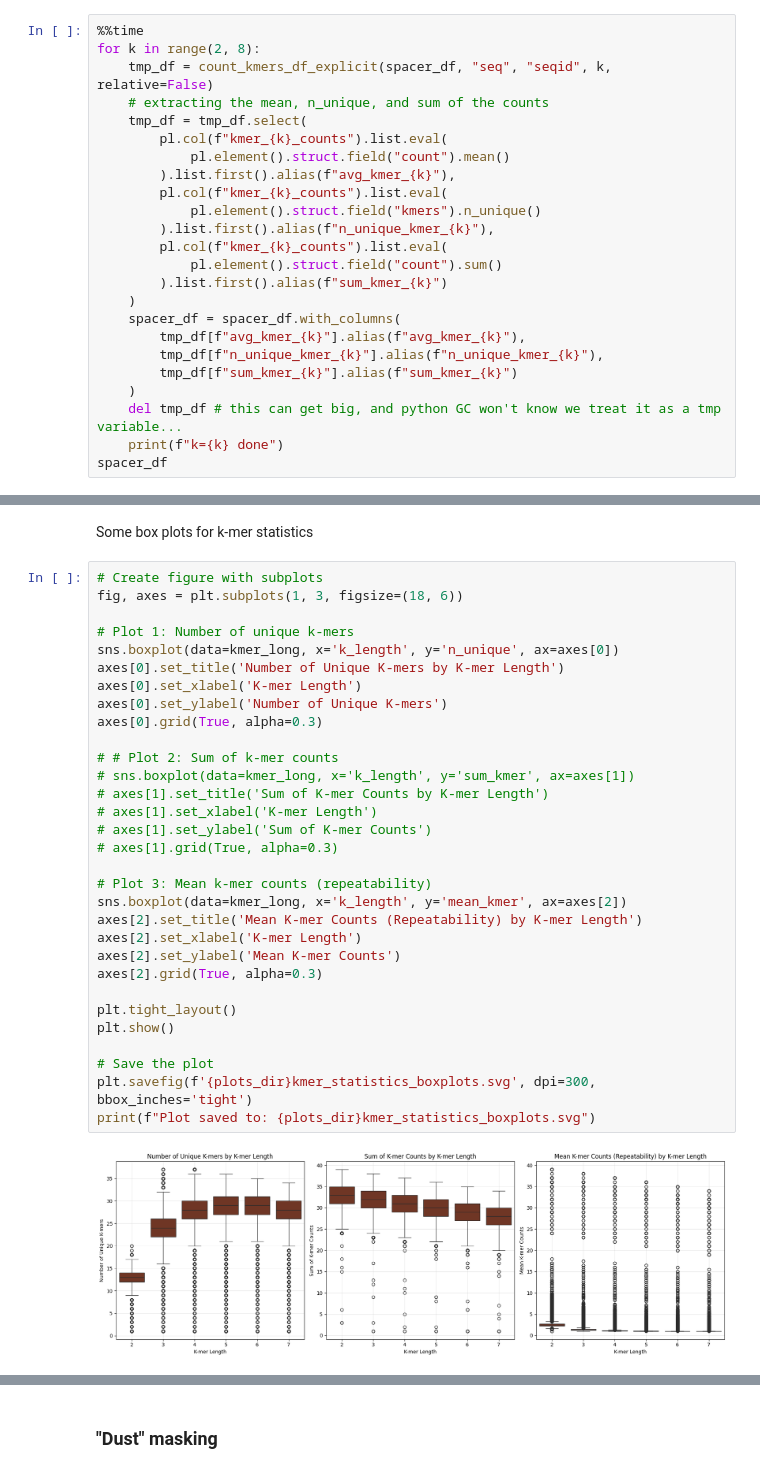
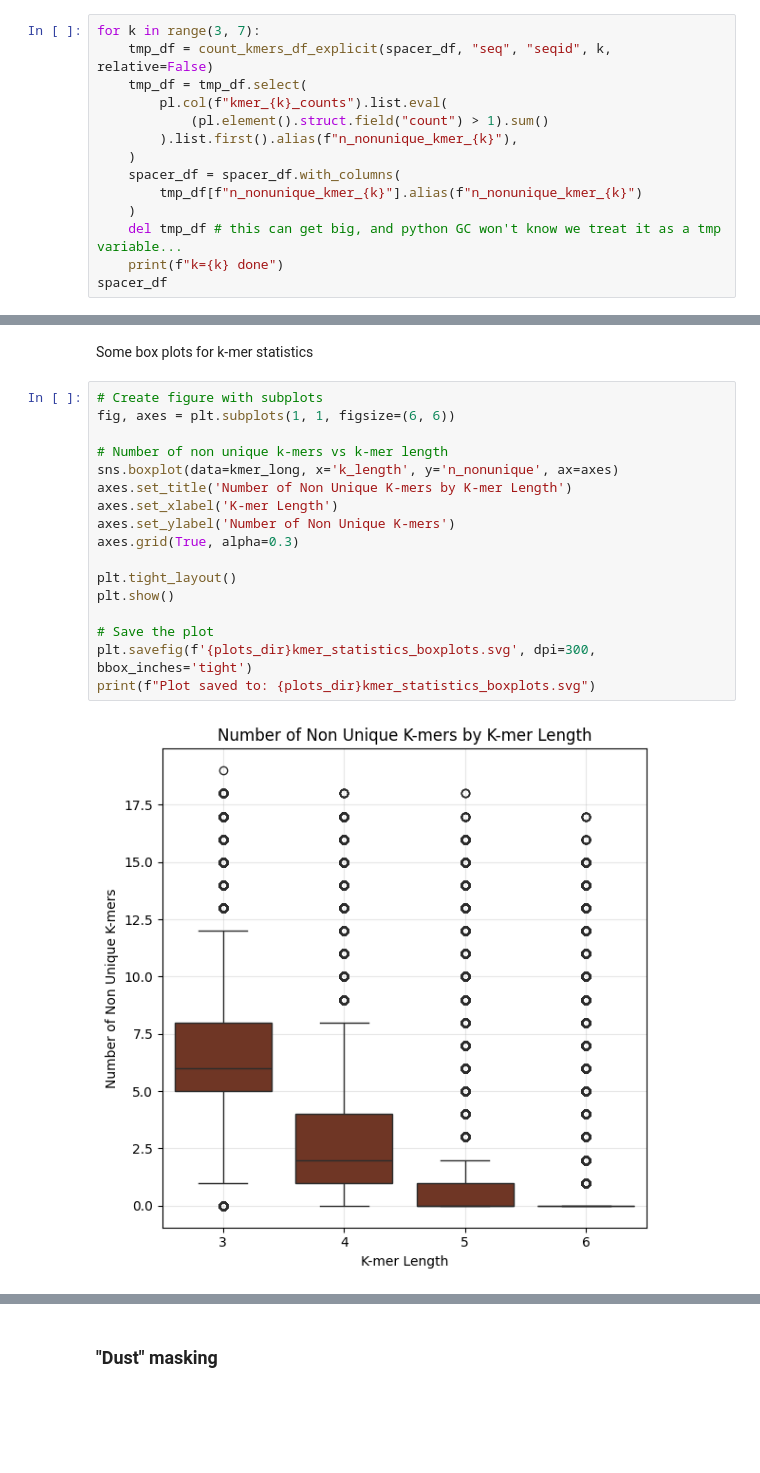
Before and after one commit to rickbeeloo/spacer_matching_bench, a Jupyter notebook: notebooks/real_spacer_inspection.ipynb, the cells around one changed output, grey strips where cells are left out. Saved outputs shown, nothing was run; the diff lists cells and outputs as text; blank space fills up the shorter version.

```diff
--- a/notebooks/real_spacer_inspection.ipynb
+++ b/notebooks/real_spacer_inspection.ipynb
@@ -301,25 +238,15 @@ print(kmer_table) -->
 # %% [markdown]
 So next, we will to the table columns with the 3-7mers counts, to get an idea of the repeateveness of the spacers.
 # %%
-%%time
-for k in range(2, 8):
+for k in range(3, 7):
     tmp_df = count_kmers_df_explicit(spacer_df, "seq", "seqid", k, relative=False)
-    # extracting the mean, n_unique, and sum of the counts
     tmp_df = tmp_df.select(
         pl.col(f"kmer_{k}_counts").list.eval(
-            pl.element().struct.field("count").mean()
-        ).list.first().alias(f"avg_kmer_{k}"),
-        pl.col(f"kmer_{k}_counts").list.eval(
-            pl.element().struct.field("kmers").n_unique()
-        ).list.first().alias(f"n_unique_kmer_{k}"),
-        pl.col(f"kmer_{k}_counts").list.eval(
-            pl.element().struct.field("count").sum()
-        ).list.first().alias(f"sum_kmer_{k}")
+            (pl.element().struct.field("count") > 1).sum()
+        ).list.first().alias(f"n_nonunique_kmer_{k}"),
     )
     spacer_df = spacer_df.with_columns(
-        tmp_df[f"avg_kmer_{k}"].alias(f"avg_kmer_{k}"),
-        tmp_df[f"n_unique_kmer_{k}"].alias(f"n_unique_kmer_{k}"),
-        tmp_df[f"sum_kmer_{k}"].alias(f"sum_kmer_{k}")
+        tmp_df[f"n_nonunique_kmer_{k}"].alias(f"n_nonunique_kmer_{k}")
     )
     del tmp_df # this can get big, and python GC won't know we treat it as a tmp variable...
     print(f"k={k} done")
@@ -436,36 +341,22 @@ shape: (5, 5)
 Some box plots for k-mer statistics
 # %%
 # Create figure with subplots
-fig, axes = plt.subplots(1, 3, figsize=(18, 6))
+fig, axes = plt.subplots(1, 1, figsize=(6, 6))
 
-# Plot 1: Number of unique k-mers
-sns.boxplot(data=kmer_long, x='k_length', y='n_unique', ax=axes[0])
-axes[0].set_title('Number of Unique K-mers by K-mer Length')
-axes[0].set_xlabel('K-mer Length')
-axes[0].set_ylabel('Number of Unique K-mers')
-axes[0].grid(True, alpha=0.3)
-
-# # Plot 2: Sum of k-mer counts
-# sns.boxplot(data=kmer_long, x='k_length', y='sum_kmer', ax=axes[1])
-# axes[1].set_title('Sum of K-mer Counts by K-mer Length')
-# axes[1].set_xlabel('K-mer Length')
-# axes[1].set_ylabel('Sum of K-mer Counts')
-# axes[1].grid(True, alpha=0.3)
-
-# Plot 3: Mean k-mer counts (repeatability)
-sns.boxplot(data=kmer_long, x='k_length', y='mean_kmer', ax=axes[2])
-axes[2].set_title('Mean K-mer Counts (Repeatability) by K-mer Length')
-axes[2].set_xlabel('K-mer Length')
-axes[2].set_ylabel('Mean K-mer Counts')
-axes[2].grid(True, alpha=0.3)
+# Number of non unique k-mers vs k-mer length
+sns.boxplot(data=kmer_long, x='k_length', y='n_nonunique', ax=axes)
+axes.set_title('Number of Non Unique K-mers by K-mer Length')
+axes.set_xlabel('K-mer Length')
+axes.set_ylabel('Number of Non Unique K-mers')
+axes.grid(True, alpha=0.3)
 
 plt.tight_layout()
 plt.show()
 
 # Save the plot
 plt.savefig(f'{plots_dir}kmer_statistics_boxplots.svg', dpi=300, bbox_inches='tight')
 print(f"Plot saved to: {plots_dir}kmer_statistics_boxplots.svg")
 # %% [output]
-[figure, old version]
+[figure, new version]
 Plot saved to: /clusterfs/jgi/scratch/science/metagen/neri/code/blits/spacer_bench/results/real_data/plots/kmer_statistics_boxplots.svg
 <Figure size 640x480 with 0 Axes>
```
Also changed, not shown: parts of 36 cells of this notebook, 14 other files.
